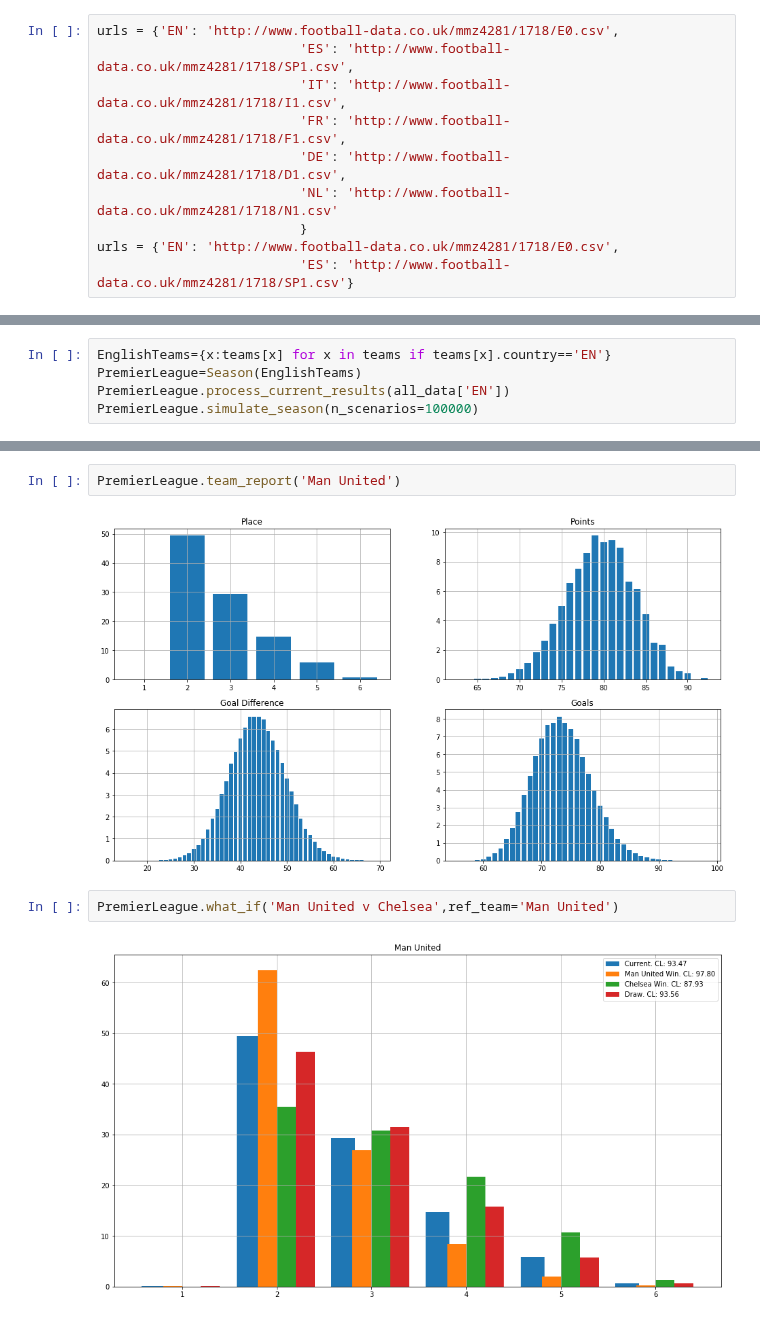
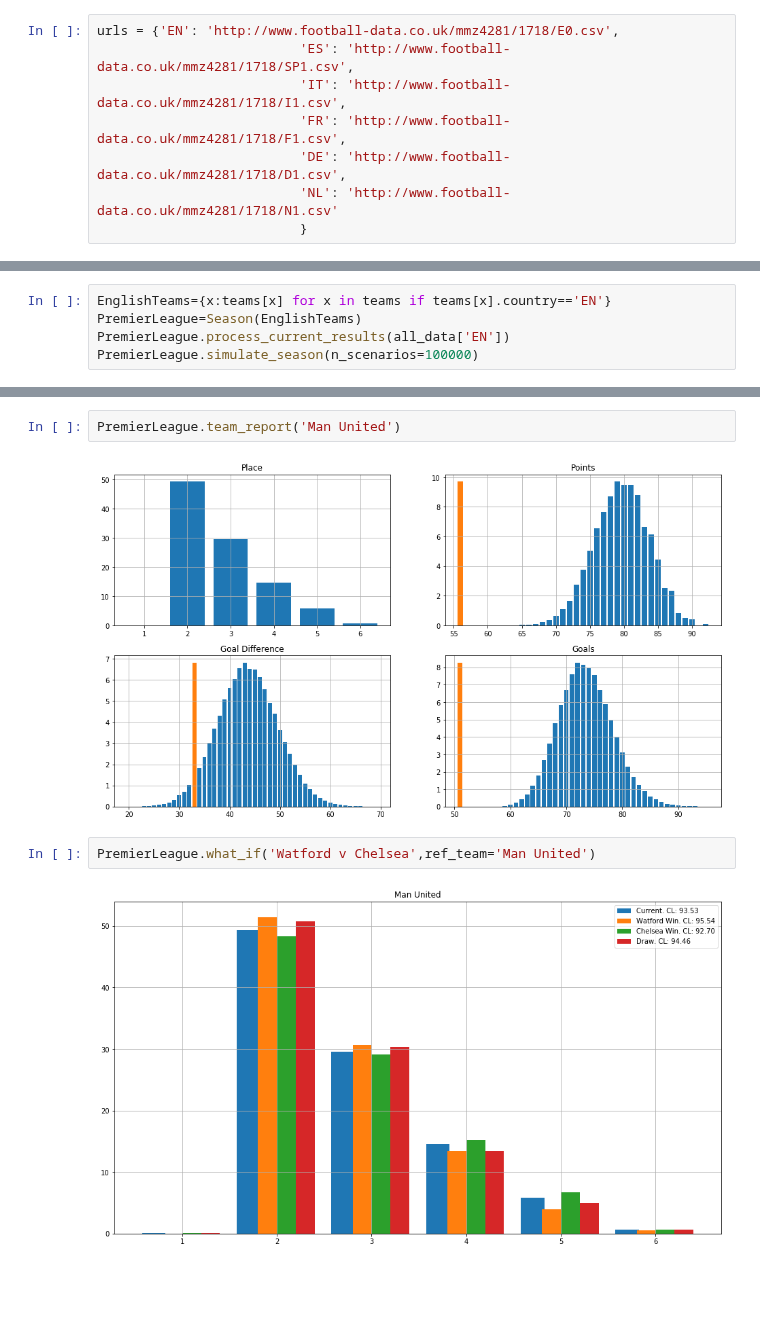
Before and after one commit to tchnvkng/python_notebooks, a Jupyter notebook: premier_league/pl2.ipynb, the cells around one changed output, grey strips where cells are left out. Cells and saved outputs as stored; diff of their text form; blank space fills up the shorter version.

```diff
--- a/premier_league/pl2.ipynb
+++ b/premier_league/pl2.ipynb
@@ -13,8 +13,6 @@ urls = {'EN': 'http://www.football-data.co.uk/mmz4281/1718/E0.csv',
                           'DE': 'http://www.football-data.co.uk/mmz4281/1718/D1.csv',
                           'NL': 'http://www.football-data.co.uk/mmz4281/1718/N1.csv'
                           }
-urls = {'EN': 'http://www.football-data.co.uk/mmz4281/1718/E0.csv',
-                          'ES': 'http://www.football-data.co.uk/mmz4281/1718/SP1.csv'}
 # %%
 all_data=get_data(urls)
 # %%
@@ -50,8 +48,8 @@ simulation not yet processed, processing
 # %%
 PremierLeague.team_report('Man United')
 # %% [output]
-[figure, old version]
+[figure, new version]
 # %%
-PremierLeague.what_if('Man United v Chelsea',ref_team='Man United')
+PremierLeague.what_if('Watford v Chelsea',ref_team='Man United')
 # %% [output]
-[figure, old version]
+[figure, new version]
```
Also changed, not shown: parts of 16 cells of this notebook, 1 other file.
